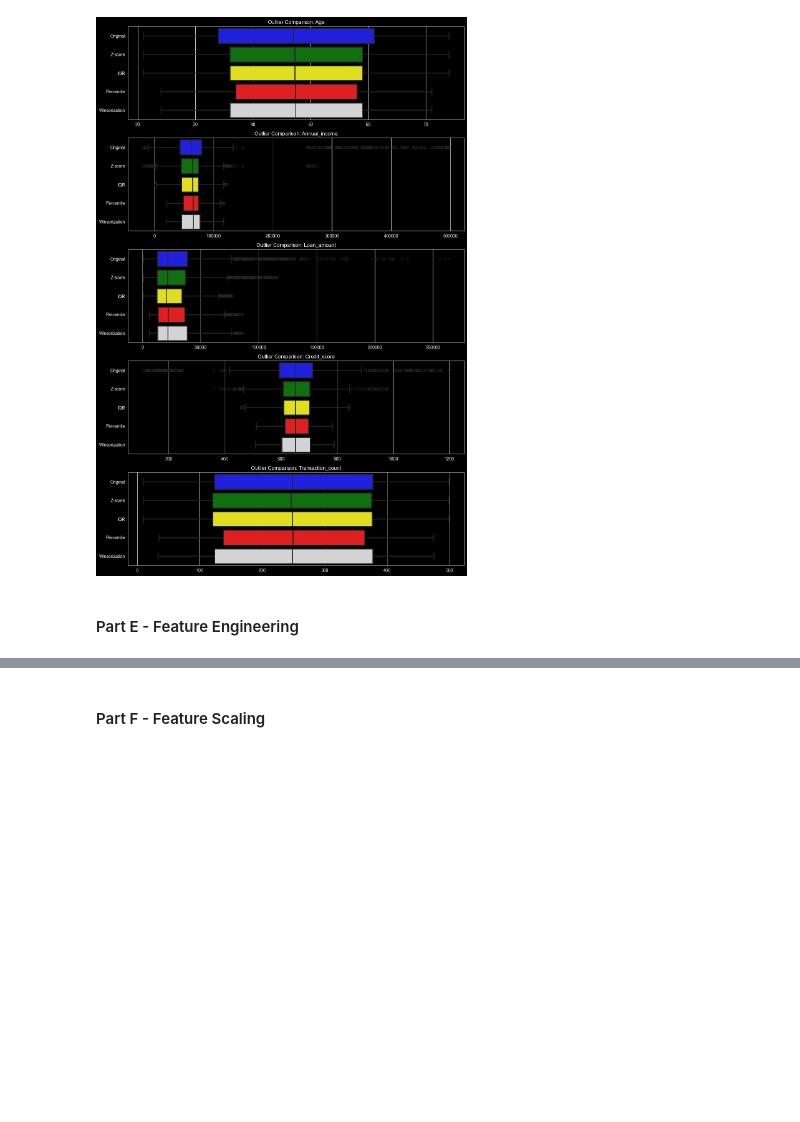
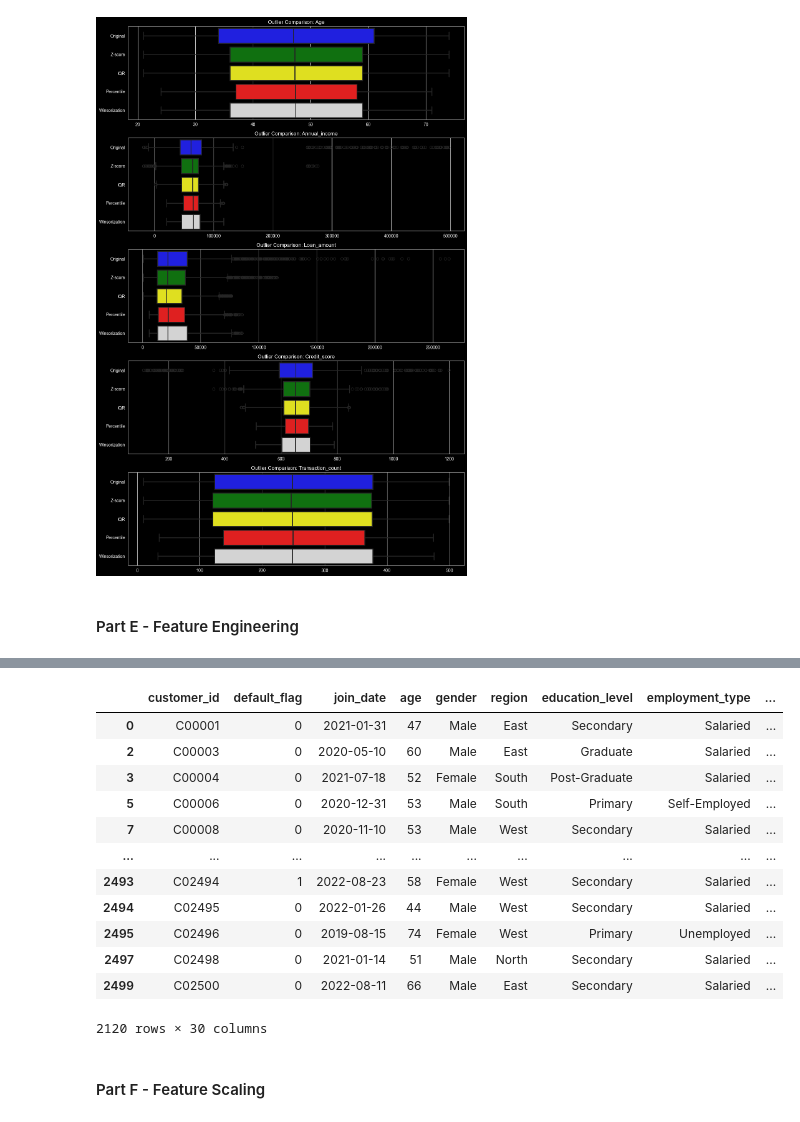
Before and after one commit to krish-desai-123/Data-Preprocessing-and-Feature-Engineering, a Jupyter notebook: Final_Project/holistic_data_preparer.ipynb, the cells around one changed output, grey strips where cells are left out. Cells and saved outputs as stored; diff of their text form; code cells hidden in the pictures; blank space fills up the shorter version.

```diff
--- a/Final_Project/holistic_data_preparer.ipynb
+++ b/Final_Project/holistic_data_preparer.ipynb
@@ -535,0 +572,12 @@ plt.show()
+# %%
+# Encoding categorical variables
+# OrdinalEncoder
+
+oe = OrdinalEncoder(categories=[['Primary','Secondary','Graduate','Post-Graduate']])
+
+df_iqr['education_level_enc'] = oe.fit_transform(df_iqr[['education_level']]).astype(int)
+
+print('After applying OrdinalEncoder:')
+display(df_iqr[['education_level','education_level_enc']].head())
+
+oe.categories_
@@ -535,0 +593,12 @@ plt.show()
+# %%
+# LabelEncoder
+# For our dataset, the Label Encoding is not the best choice. I have implemented it here solely to demonstrate the technique and showcase how it transforms categorical strings into integers.
+
+le = LabelEncoder()
+
+df_iqr['gender_enc'] = le.fit_transform(df_iqr['gender'])
+
+print('After applying LabelEncoder:')
+display(df_iqr[['gender','gender_enc']].head())
+
+df_iqr.drop(['gender_enc'],axis=1,inplace=True)
@@ -536,3 +613,37 @@ plt.show()
+# %%
+# OneHotEncoder
+ohe = OneHotEncoder(
+    drop='first',
+    sparse_output=False,
+    handle_unknown='ignore',
+
+)
+
+
+cols = ['region','loan_purpose','gender','employment_type']
+
+ohe_array = ohe.fit_transform(df_iqr[cols]).astype(int)
+cols_name = ohe.get_feature_names_out(cols)
+
+df_ohe = pd.DataFrame(ohe_array, columns=cols_name,index=df_iqr.index)
+
+df_iqr = pd.concat([df_iqr, df_ohe], axis=1)
+
+df_iqr
+# %% [output]
+|  | customer_id | default_flag | join_date | age | gender | region | education_level | employment_type | ... |
+| 0 | C00001 | 0 | 2021-01-31 | 47 | Male | East | Secondary | Salaried | ... |
+| 2 | C00003 | 0 | 2020-05-10 | 60 | Male | East | Graduate | Salaried | ... |
+| 3 | C00004 | 0 | 2021-07-18 | 52 | Female | South | Post-Graduate | Salaried | ... |
+| 5 | C00006 | 0 | 2020-12-31 | 53 | Male | South | Primary | Self-Employed | ... |
+| 7 | C00008 | 0 | 2020-11-10 | 53 | Male | West | Secondary | Salaried | ... |
+| ... | ... | ... | ... | ... | ... | ... | ... | ... | ... |
+| 2493 | C02494 | 1 | 2022-08-23 | 58 | Female | West | Secondary | Salaried | ... |
+| 2494 | C02495 | 0 | 2022-01-26 | 44 | Male | West | Secondary | Salaried | ... |
+| 2495 | C02496 | 0 | 2019-08-15 | 74 | Female | West | Primary | Unemployed | ... |
+| 2497 | C02498 | 0 | 2021-01-14 | 51 | Male | North | Secondary | Salaried | ... |
+| 2499 | C02500 | 0 | 2022-08-11 | 66 | Male | East | Secondary | Salaried | ... |
+2120 rows × 30 columns
 # %% [markdown]
 #### Part F - Feature Scaling
 # %% [markdown]
```
Also changed, not shown: parts of 5 cells of this notebook.
